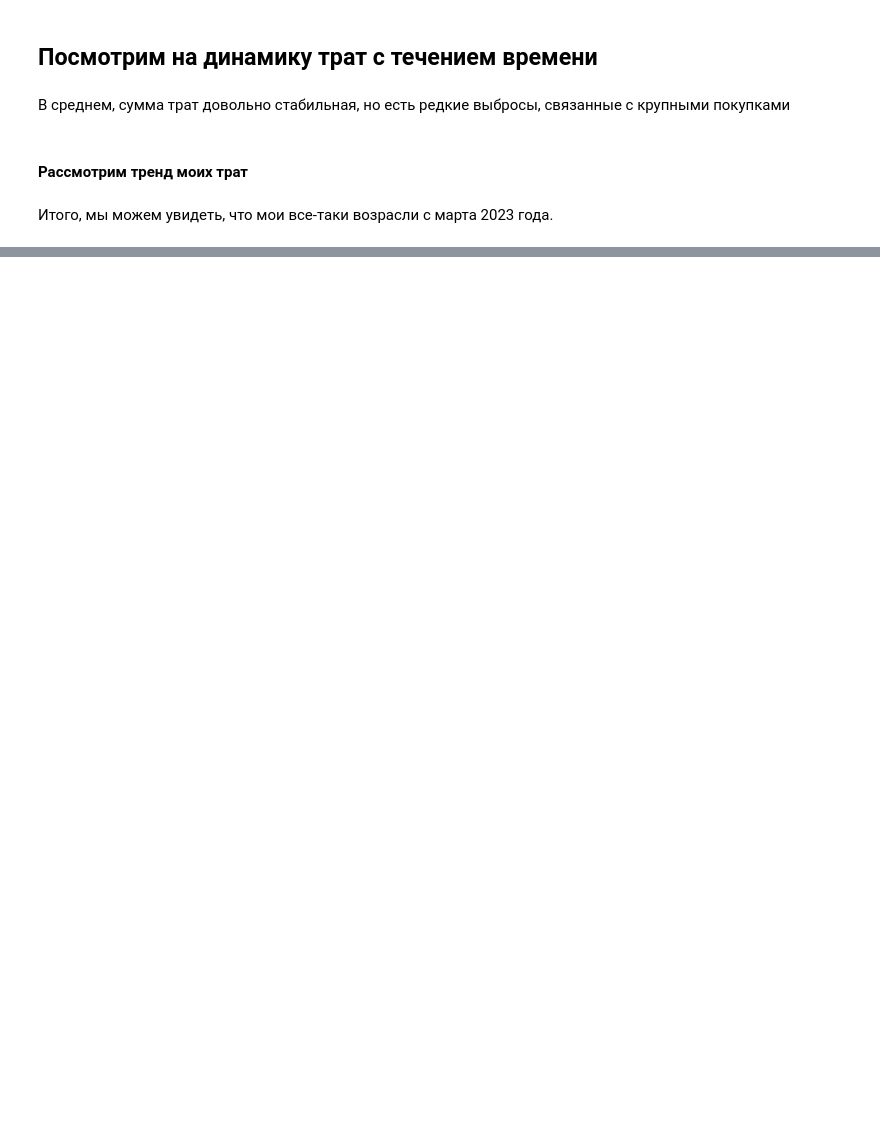
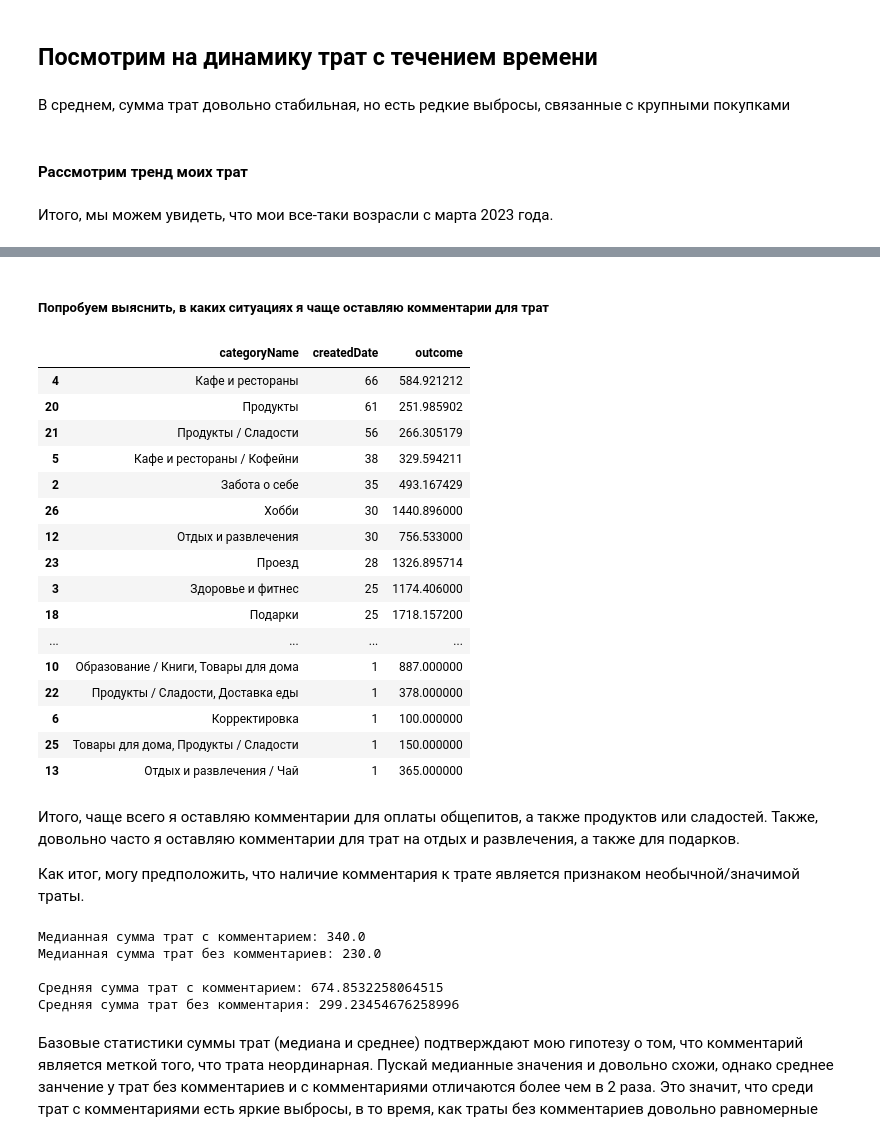
Before and after one commit to ArTeria21/TREASURER, a Jupyter notebook: notebooks/outcomes_analysis.ipynb, the cells around one changed output, grey strips where cells are left out. Drawn from its saved outputs; the diff is of its cells as text; code cells hidden in the pictures; blank space fills up the shorter version.

Commit message:
added outcomes EDA and catboost training notebook

```diff
--- a/notebooks/outcomes_analysis.ipynb
+++ b/notebooks/outcomes_analysis.ipynb
@@ -159,0 +229,44 @@ fig.show()
+# %% [markdown]
+##### **Попробуем выяснить, в каких ситуациях я чаще оставляю комментарии для трат**
+# %%
+data[data['comment'].isna() == False] \
+                    .groupby('categoryName', as_index=False) \
+                    .agg({'createdDate' : 'count',
+                          'outcome' : 'mean'}) \
+                    .sort_values('createdDate', ascending=False)
+# %% [output]
+|  | categoryName | createdDate | outcome |
+| 4 | Кафе и рестораны | 66 | 584.921212 |
+| 20 | Продукты | 61 | 251.985902 |
+| 21 | Продукты / Сладости | 56 | 266.305179 |
+| 5 | Кафе и рестораны / Кофейни | 38 | 329.594211 |
+| 2 | Забота о себе | 35 | 493.167429 |
+| 26 | Хобби | 30 | 1440.896000 |
+| 12 | Отдых и развлечения | 30 | 756.533000 |
+| 23 | Проезд | 28 | 1326.895714 |
+| 3 | Здоровье и фитнес | 25 | 1174.406000 |
+| 18 | Подарки | 25 | 1718.157200 |
+| ... | ... | ... | ... |
+| 10 | Образование / Книги, Товары для дома | 1 | 887.000000 |
+| 22 | Продукты / Сладости, Доставка еды | 1 | 378.000000 |
+| 6 | Корректировка | 1 | 100.000000 |
+| 25 | Товары для дома, Продукты / Сладости | 1 | 150.000000 |
+| 13 | Отдых и развлечения / Чай | 1 | 365.000000 |
+# %% [markdown]
+Итого, чаще всего я оставляю комментарии для оплаты общепитов, а также продуктов или сладостей. Также, довольно часто я оставляю комментарии для трат на отдых и развлечения, а также для подарков.
+
+Как итог, могу предположить, что наличие комментария к трате является признаком необычной/значимой траты.
+# %%
+print(f"Медианная сумма трат с комментарием: {data[data['comment'].isna() == False]['outcome'].median()} \n"
+      f"Медианная сумма трат без комментариев: {data[data['comment'].isna() == True]['outcome'].median()} \n\n"
+      f"Средняя сумма трат с комментарием: {data[data['comment'].isna() == False]['outcome'].mean()} \n"
+      f"Средняя сумма трат без комментария: {data[data['comment'].isna() == True]['outcome'].mean()} \n")
+# %% [output]
+Медианная сумма трат с комментарием: 340.0
+Медианная сумма трат без комментариев: 230.0
+
+Средняя сумма трат с комментарием: 674.8532258064515
+Средняя сумма трат без комментария: 299.23454676258996
+# %% [markdown]
+Базовые статистики суммы трат (медиана и среднее) подтверждают мою гипотезу о том, что комментарий является меткой того, что трата неординарная.
+Пускай медианные значения и довольно схожи, однако среднее занчение у трат без комментариев и с комментариями отличаются более чем в 2 раза. Это значит, что среди трат с комментариями есть яркие выбросы, в то время, как траты без комментариев довольно равномерные
```
Also changed, not shown: parts of 18 cells of this notebook, 15 other files.
